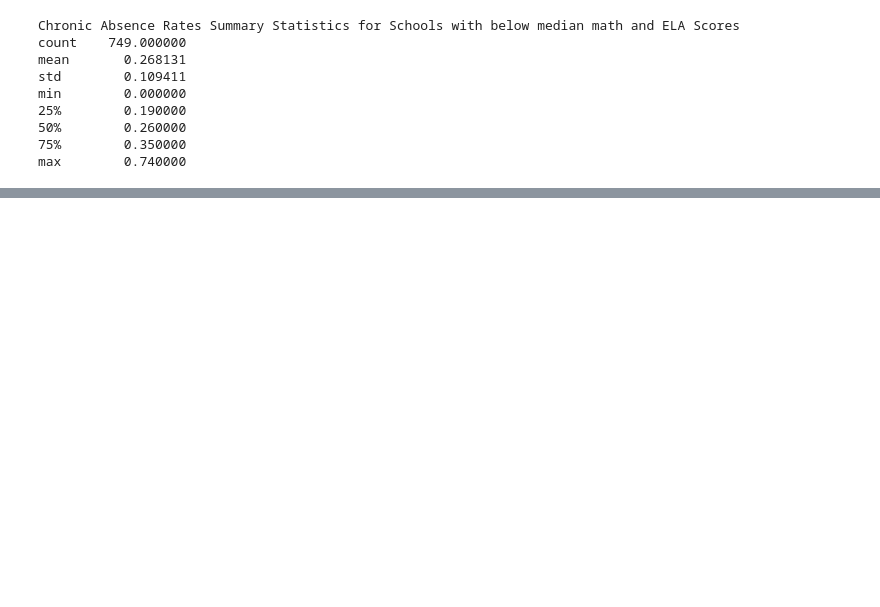
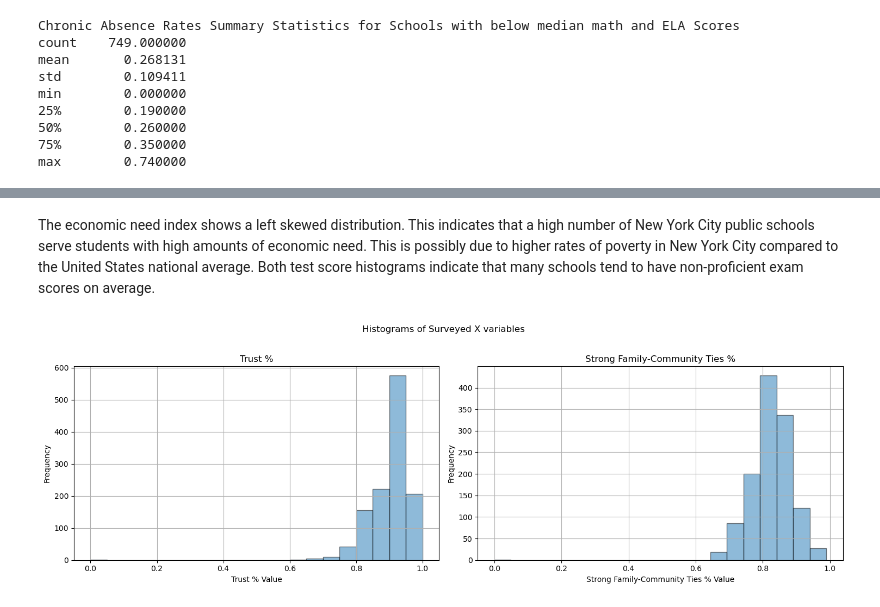
Before and after one commit to akreithen/ECO225-Project, a Jupyter notebook: Why are students absent?.ipynb, the cells around one changed output, grey strips where cells are left out. Saved outputs shown, nothing was run; the diff lists cells and outputs as text; code cells hidden in the pictures; blank space fills up the shorter version.

```diff
--- a/Why are students absent?.ipynb
+++ b/Why are students absent?.ipynb
@@ -155,0 +158,25 @@ The data shows chronic absenteeism is more common in schools with students who s
+# %% [markdown]
+The economic need index shows a left skewed distribution. This indicates that a high number of New York City public schools serve students with high amounts of economic need. This is possibly due to higher rates of poverty in New York City compared to the United States national average. Both test score histograms indicate that many schools tend to have non-proficient exam scores on average.
+# %%
+second_variables = df[['Trust %', 'Strong Family-Community Ties %']]
+
+# Create subplots
+fig, axes = plt.subplots(nrows=1, ncols=2, figsize=(15, 5))
+fig.suptitle('Histograms of Surveyed X variables')
+
+# Flatten the axes for easier iteration
+axes = axes.flatten()
+
+# Plot histograms
+for i, (column, variable) in enumerate(second_variables.items()):
+    variable.hist(bins=20, alpha=0.5, ax=axes[i], edgecolor= 'black')
+    axes[i].set_title(column)
+    axes[i].set_xlabel(f'{column} Value')  # Set unique x-axis label for each subplot
+    axes[i].set_ylabel('Frequency')
+
+# Adjust the layout to prevent title and label overlap
+plt.tight_layout(rect=[0, 0, 1, 0.96])
+
+plt.show()
+# %% [output]
+[figure, added]
```
Also changed, not shown: parts of 31 cells of this notebook.
